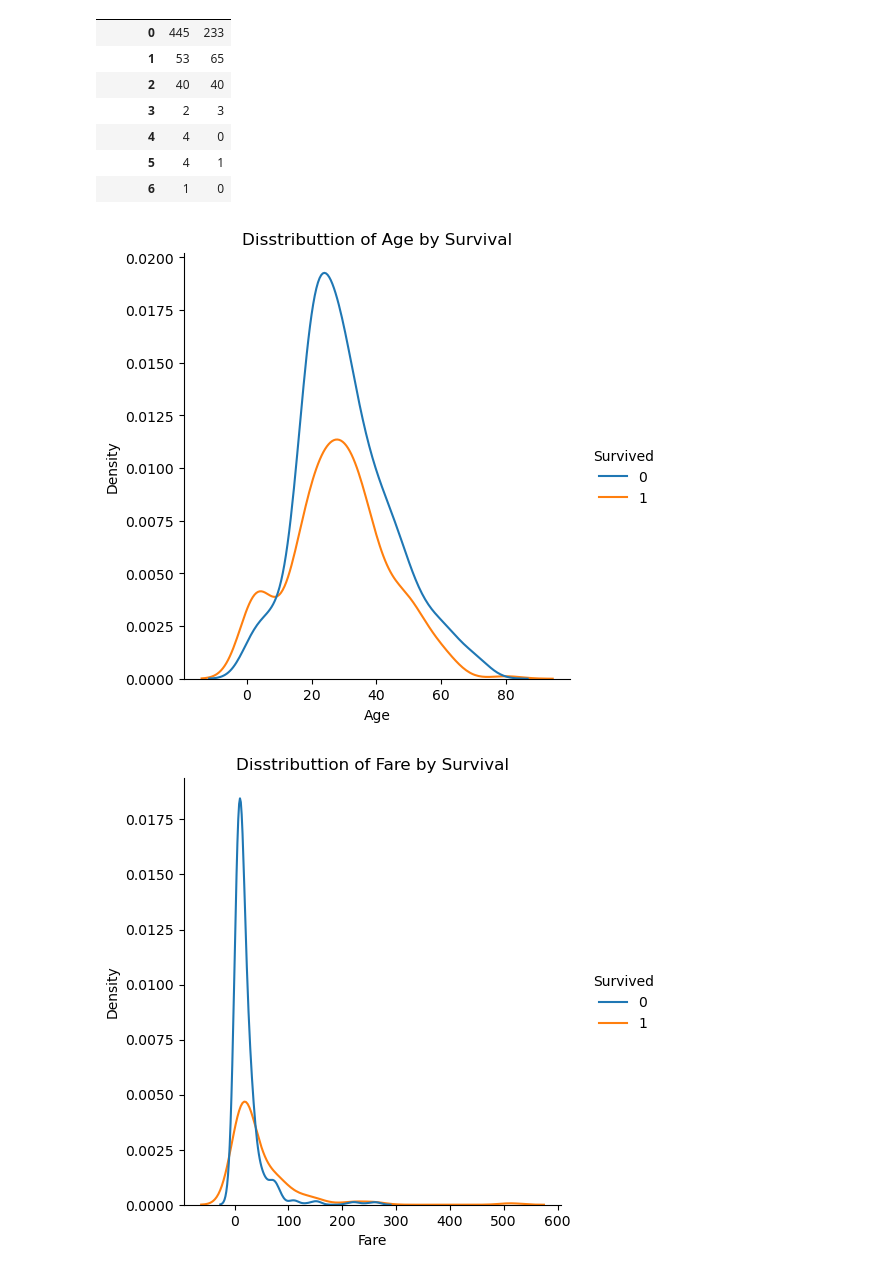
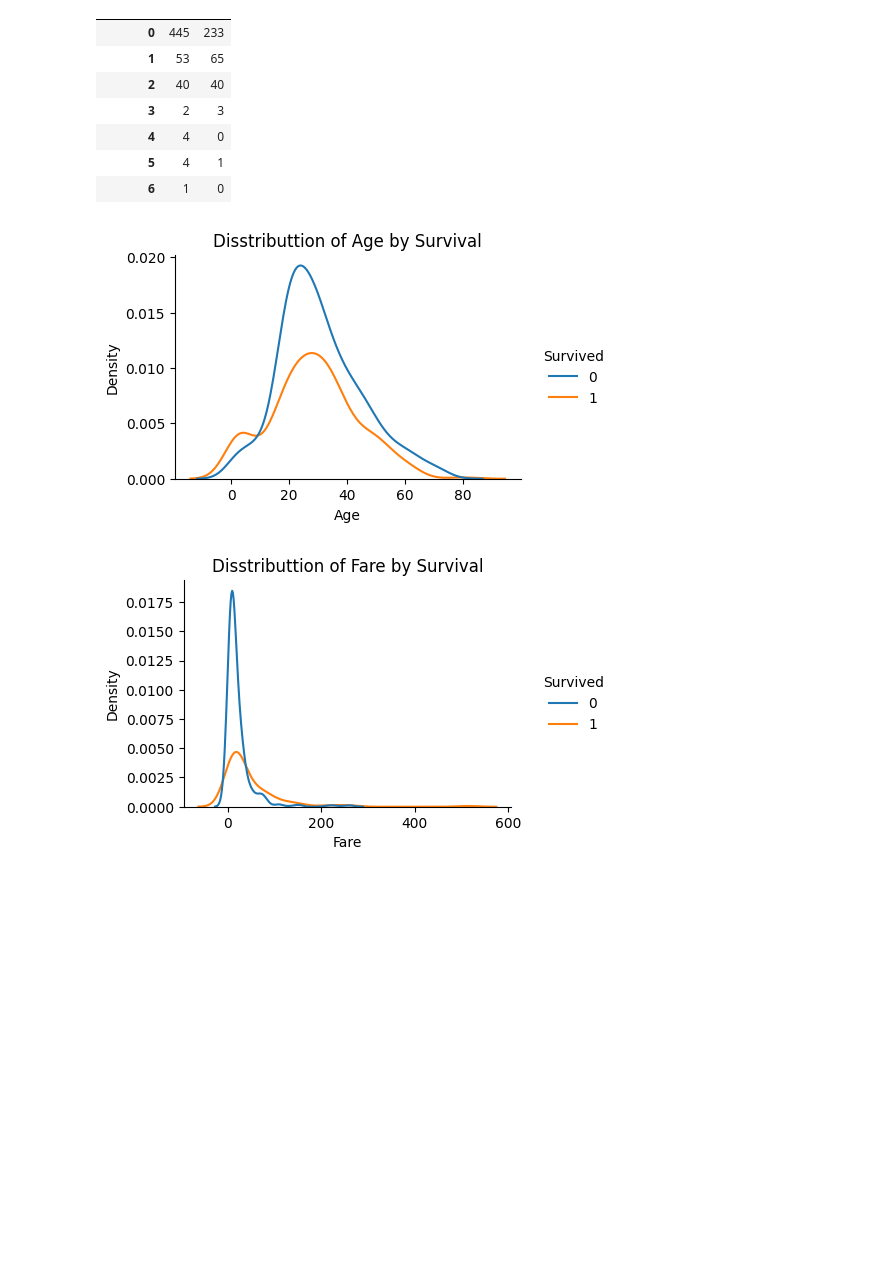
Before and after one commit to ariahosseini/TradML, a Jupyter notebook: ML_Titanic_Survival_Prediction.ipynb, the cells around one changed output. Drawn from its saved outputs; the diff is of its cells as text; code cells hidden in the pictures; blank space fills up the shorter version.

```diff
--- a/ML_Titanic_Survival_Prediction.ipynb
+++ b/ML_Titanic_Survival_Prediction.ipynb
@@ -23,3 +63,5 @@ assert data_dir == "/Users/ariahosseini/Desktop/Notebooks/titanic"
+# %%
+data_dir = os.path.join(curr_dir, "Inputs/titanic")
 # %%
 print("data_dir includes:", os.listdir(data_dir))
 # %% [output]
@@ -228,11 +134,11 @@ plot_varibles(df=train_df, vars_to_plot=vars_to_plot, cts_vars=cts_vars, num_col
 # %%
 vars_to_plot = ["Pclass", "Sex", "Embarked", "SibSp", "Parch"]
-dfs = []
+data_frames = []
 captions = []
 for var in vars_to_plot:
-    dfs.append(pd.crosstab(train_df[var], train_df["Survived"]))
+    data_frames.append(pd.crosstab(train_df[var], train_df["Survived"]))
     captions.append("Survived counts by {}".format(var))
-display_side_by_side(dfs, captions, table_spacing=5)
+display_side_by_side(data_frames, captions, table_spacing=5)
 # %% [output]
 Survived counts by Pclass
 | Survived | 0 | 1 |
@@ -274,11 +180,12 @@ Survived counts by Parch
 # %%
 cts_vars = ["Age", "Fare"]
 for var in cts_vars:
-    sns.displot(x=var, kind="kde", hue="Survived", data=train_df)
+    sns.displot(x=var, kind="kde", hue="Survived", data=train_df, height=3, aspect=1.5)
     plt.title("Disstributtion of {} by Survival".format(var))
+    plt.show()
 # %% [output]
-[figure, old version]
+[figure, new version]
-[figure, old version]
+[figure, new version]
 # %%
 print("Value counts:")
 print(train_df["Embarked"].value_counts())
```
Also changed, not shown: parts of 70 cells of this notebook.
